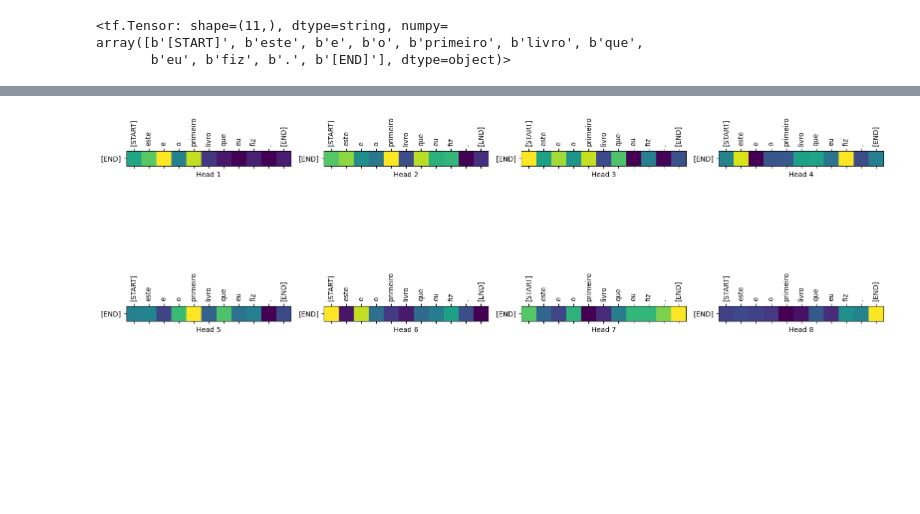
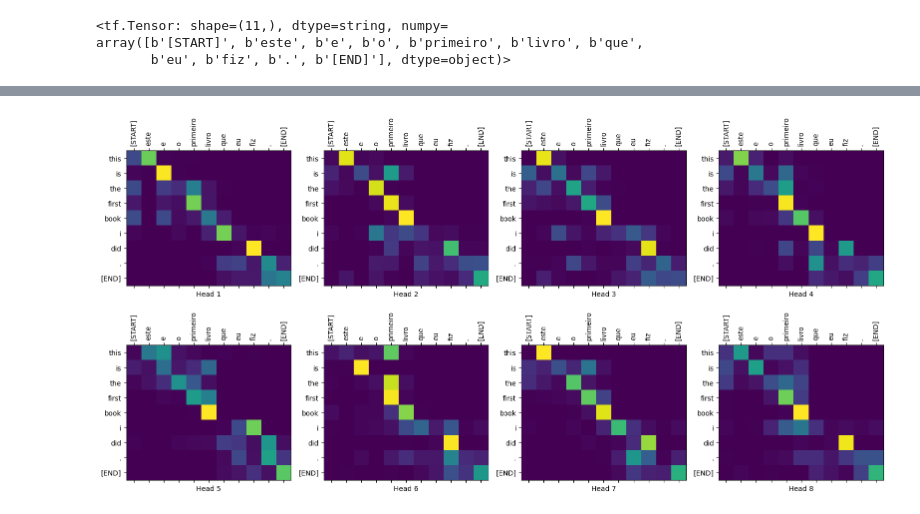
Before and after one commit to ianeraab/transformer, a Jupyter notebook: transformer.ipynb, the cells around one changed output, grey strips where cells are left out. Cells and saved outputs as stored; diff of their text form; code cells hidden in the pictures; blank space fills up the shorter version.

```diff
--- a/transformer.ipynb
+++ b/transformer.ipynb
@@ -773,0 +647,2 @@ Epoch 2/2
+# %%
+EPOCHS = 10
@@ -777,8 +722,8 @@ class Translator(tf.Module):
     self.tokenizers = tokenizers
     self.transformer = transformer
 
-  def __call__(self, sentence, max_length=MAX_TOKENS):
-    # The input sentence is Portuguese, hence adding the `[START]` and `[END]` tokens.
+  def __call__(self, sentence, max_length=20):
+    # input sentence is portuguese, hence adding the start and end token
     assert isinstance(sentence, tf.Tensor)
     if len(sentence.shape) == 0:
       sentence = sentence[tf.newaxis]
@@ -787,44 +732,43 @@ class Translator(tf.Module):
 
     encoder_input = sentence
 
-    # As the output language is English, initialize the output with the
-    # English `[START]` token.
+    # as the target is english, the first token to the transformer should be the
+    # english start token.
     start_end = self.tokenizers.en.tokenize([''])[0]
     start = start_end[0][tf.newaxis]
     end = start_end[1][tf.newaxis]
 
-    # `tf.TensorArray` is required here (instead of a Python list), so that the
+    # `tf.TensorArray` is required here (instead of a python list) so that the
     # dynamic-loop can be traced by `tf.function`.
     output_array = tf.TensorArray(dtype=tf.int64, size=0, dynamic_size=True)
     output_array = output_array.write(0, start)
 
     for i in tf.range(max_length):
       output = tf.transpose(output_array.stack())
-      predictions = self.transformer([encoder_input, output], training=False)
+      predictions, _ = self.transformer([encoder_input, output], training=False)
 
-      # Select the last token from the `seq_len` dimension.
-      predictions = predictions[:, -1:, :]  # Shape `(batch_size, 1, vocab_size)`.
+      # select the last token from the seq_len dimension
+      predictions = predictions[:, -1:, :]  # (batch_size, 1, vocab_size)
 
       predicted_id = tf.argmax(predictions, axis=-1)
 
-      # Concatenate the `predicted_id` to the output which is given to the
-      # decoder as its input.
+      # concatentate the predicted_id to the output which is given to the decoder
+      # as its input.
       output_array = output_array.write(i+1, predicted_id[0])
 
       if predicted_id == end:
         break
 
     output = tf.transpose(output_array.stack())
-    # The output shape is `(1, tokens)`.
-    text = tokenizers.en.detokenize(output)[0]  # Shape: `()`.
+    # output.shape (1, tokens)
+    text = tokenizers.en.detokenize(output)[0]  # shape: ()
 
     tokens = tokenizers.en.lookup(output)[0]
 
     # `tf.function` prevents us from using the attention_weights that were
-    # calculated on the last iteration of the loop.
-    # So, recalculate them outside the loop.
-    self.transformer([encoder_input, output[:,:-1]], training=False)
-    attention_weights = self.transformer.decoder.last_attn_scores
+    # calculated on the last iteration of the loop. So recalculate them outside
+    # the loop.
+    _, attention_weights = self.transformer([encoder_input, output[:,:-1]], training=False)
 
     return text, tokens, attention_weights
 # %%
@@ -898,8 +841,9 @@ def plot_attention_head(in_tokens, translated_tokens, attention):
   ax.set_yticklabels(labels)
 # %%
 head = 0
-# Shape: `(batch=1, num_heads, seq_len_q, seq_len_k)`.
-attention_heads = tf.squeeze(attention_weights, 0)
+# shape: (batch=1, num_heads, seq_len_q, seq_len_k)
+attention_heads = tf.squeeze(
+  attention_weights['decoder_layer4_block2'], 0)
 attention = attention_heads[head]
 attention.shape
 # %% [output]
@@ -926,6 +872,7 @@ def plot_attention_weights(sentence, translated_tokens, attention_heads):
   in_tokens = tf.convert_to_tensor([sentence])
   in_tokens = tokenizers.pt.tokenize(in_tokens).to_tensor()
   in_tokens = tokenizers.pt.lookup(in_tokens)[0]
+  in_tokens
 
   fig = plt.figure(figsize=(16, 8))
 
@@ -939,9 +886,8 @@ def plot_attention_weights(sentence, translated_tokens, attention_heads):
   plt.tight_layout()
   plt.show()
 # %%
-plot_attention_weights(sentence,
-                       translated_tokens,
-                       attention_weights[0])
+plot_attention_weights(sentence, translated_tokens,
+                       attention_weights['decoder_layer4_block2'][0])
 # %% [output]
-[figure, old version]
+[figure, new version]
 # %%
```
Also changed, not shown: parts of 136 cells of this notebook, 1 other file.
